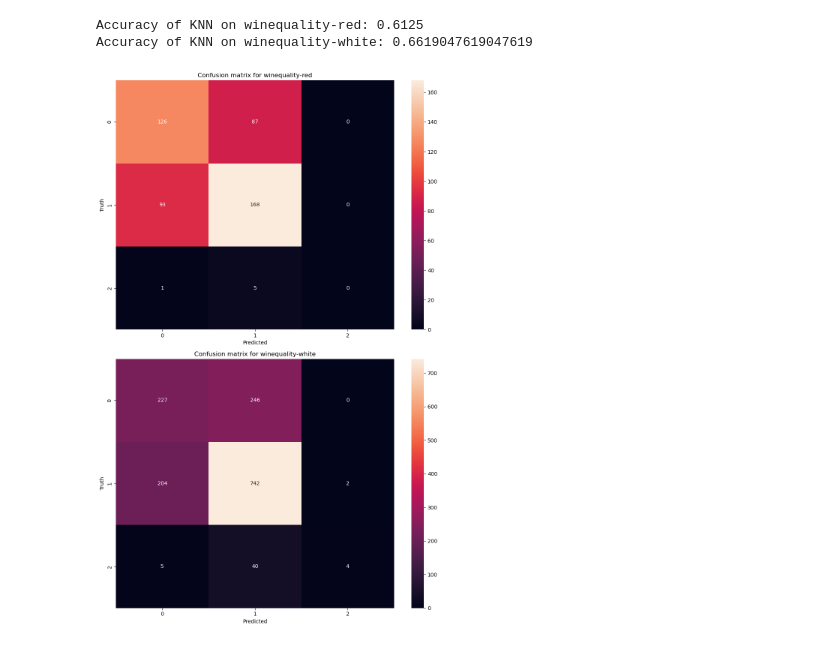
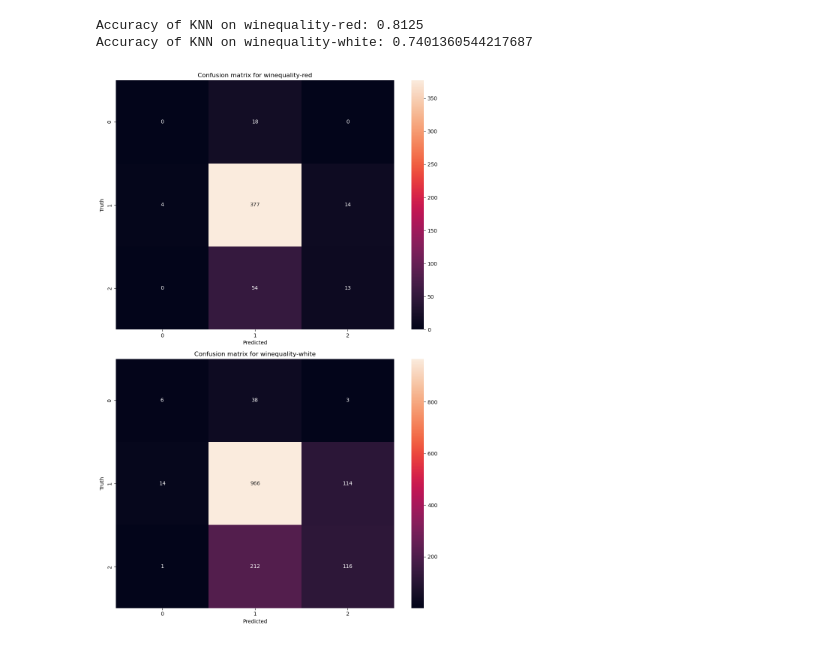
Before and after one commit to Qubi0-0/wine-classifier, a Jupyter notebook: KNN.ipynb, the cells around one changed output. Drawn from its saved outputs; the diff is of its cells as text; code cells hidden in the pictures.

```diff
--- a/KNN.ipynb
+++ b/KNN.ipynb
@@ -18,7 +28,7 @@ for i, (dataset_name, df) in enumerate(datasets.items()):
     X = df.iloc[:, :-1]
 
     y = df.iloc[:, -1]
-    bins = [0, 5, 7, 10]
+    bins = [0, 4, 6, 10]
     labels = [1, 2, 3]
     y = pd.cut(y, bins=bins, labels=labels)
 
@@ -65,34 +79,34 @@ fig, axs = plt.subplots(len(datasets), 1, figsize=(10, 15))
 for i, (dataset_name, df) in enumerate(datasets.items()):
     X = df.iloc[:, :-1]
 
     y = df.iloc[:, -1]
-    bins = [0, 5, 7, 10]
+    bins = [0, 4, 6, 10]
     labels = [1, 2, 3]
     y = pd.cut(y, bins=bins, labels=labels)
 
     X_train, X_test, y_train, y_test = train_test_split(X, y, test_size=0.3, random_state=42)
 
     clf = KNeighborsClassifier()
 
     clf.fit(X_train, y_train)
 
     y_pred = clf.predict(X_test)
 
     accuracy = accuracy_score(y_test, y_pred)
 
     print(f"Accuracy of KNN on {dataset_name}: {accuracy}")
 
     scores = cross_val_score(clf, X, y, cv=5)
 
     cm = confusion_matrix(y_test, y_pred)
     sns.heatmap(cm, annot=True, fmt='d', ax=axs[i])
     axs[i].set_xlabel('Predicted')
     axs[i].set_ylabel('Truth')
     axs[i].set_title(f"Confusion matrix for {dataset_name}")
 
 plt.tight_layout()
 plt.show()
 # %% [output]
-Accuracy of KNN on winequality-red: 0.6125
-Accuracy of KNN on winequality-white: 0.6619047619047619
+Accuracy of KNN on winequality-red: 0.8125
+Accuracy of KNN on winequality-white: 0.7401360544217687
-[figure, old version]
+[figure, new version]
```
Also changed, not shown: parts of 11 cells of this notebook.
